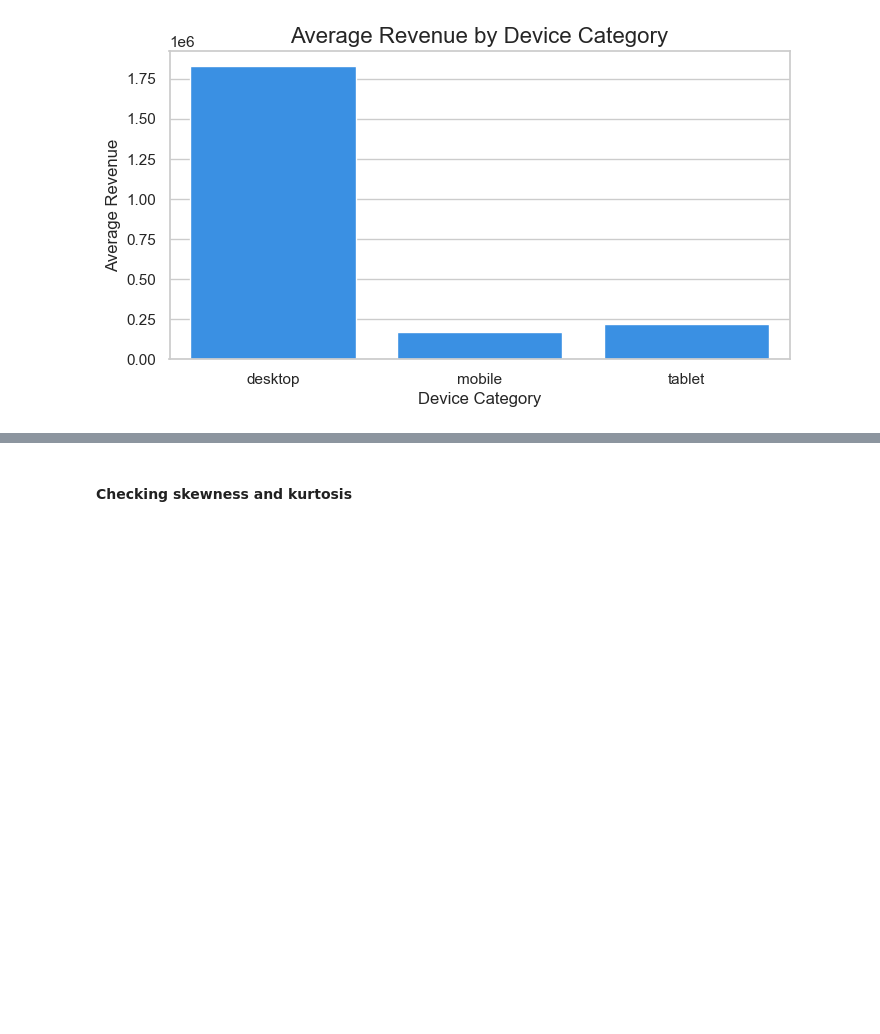
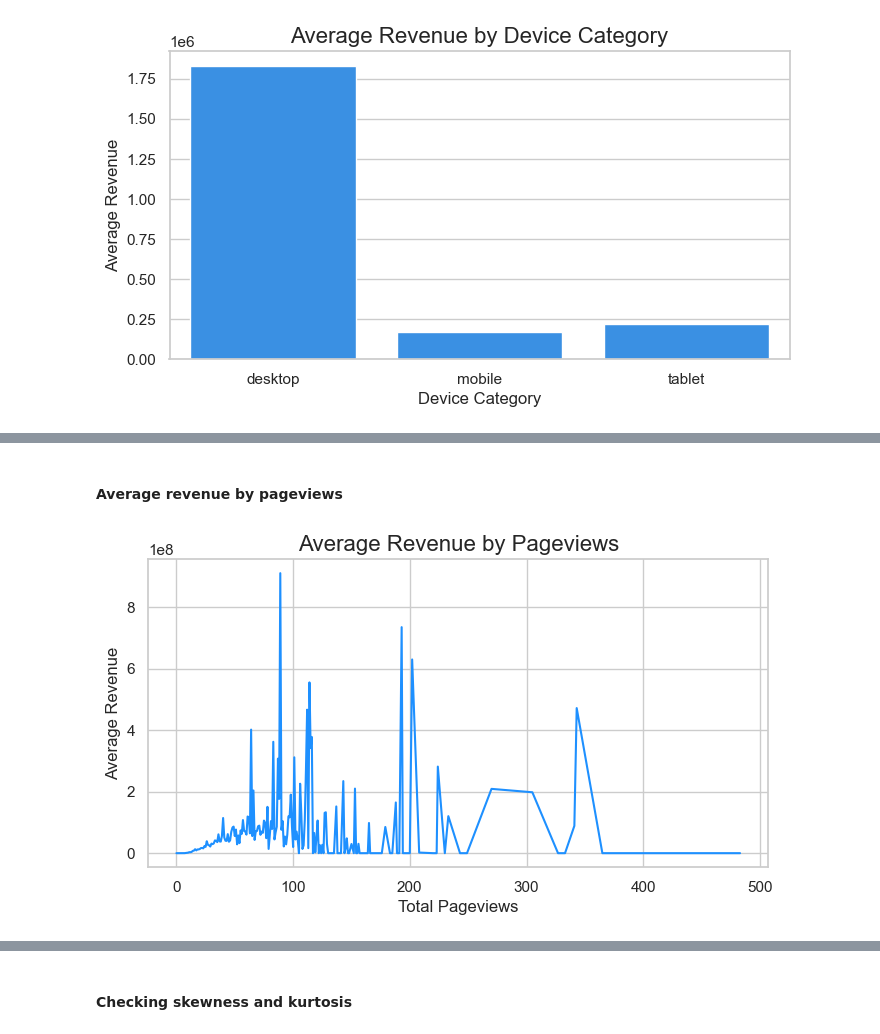
Before and after one commit to PaolaGaray/GA-CustomerRevenuePrediction, a Jupyter notebook: notebooks/EDA.ipynb, the cells around one changed output, grey strips where cells are left out. Drawn from its saved outputs; the diff is of its cells as text; code cells hidden in the pictures; blank space fills up the shorter version.

```diff
--- a/notebooks/EDA.ipynb
+++ b/notebooks/EDA.ipynb
@@ -332,0 +353,16 @@ user_revenue = df.groupby('fullVisitorId')['totals_transactionRevenue'].sum()
+# %% [markdown]
+#### Average revenue by pageviews
+# %%
+# Average revenue by pageviews
+avg_revenue_pageviews = df.groupby('totals_pageviews')['totals_transactionRevenue'].mean()
+# %%
+plt.figure(figsize=(8, 4))
+sns.lineplot(x=avg_revenue_pageviews.index, y=avg_revenue_pageviews.values, color="dodgerblue")
+
+plt.title("Average Revenue by Pageviews", fontsize=16)
+plt.xlabel("Total Pageviews", fontsize=12)
+plt.ylabel("Average Revenue", fontsize=12)
+
+plt.show()
+# %% [output]
+[figure, added]
```
Also changed, not shown: parts of 25 cells of this notebook.
